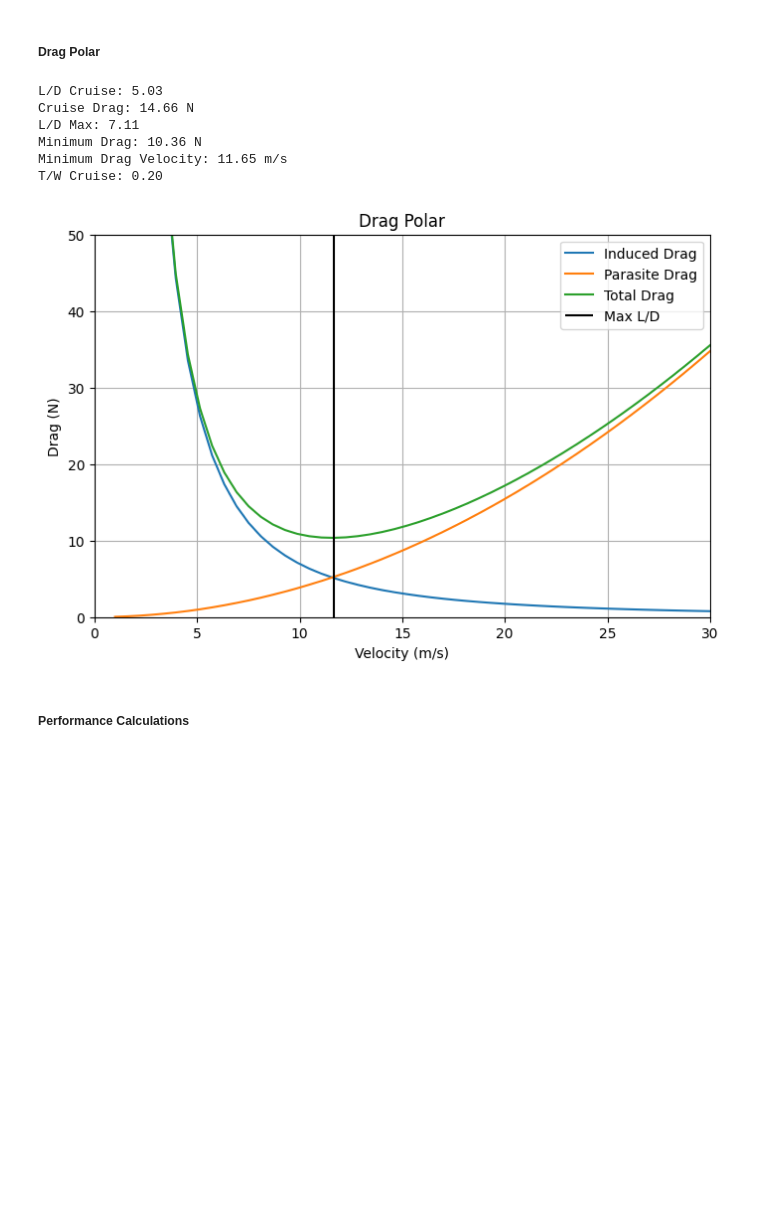
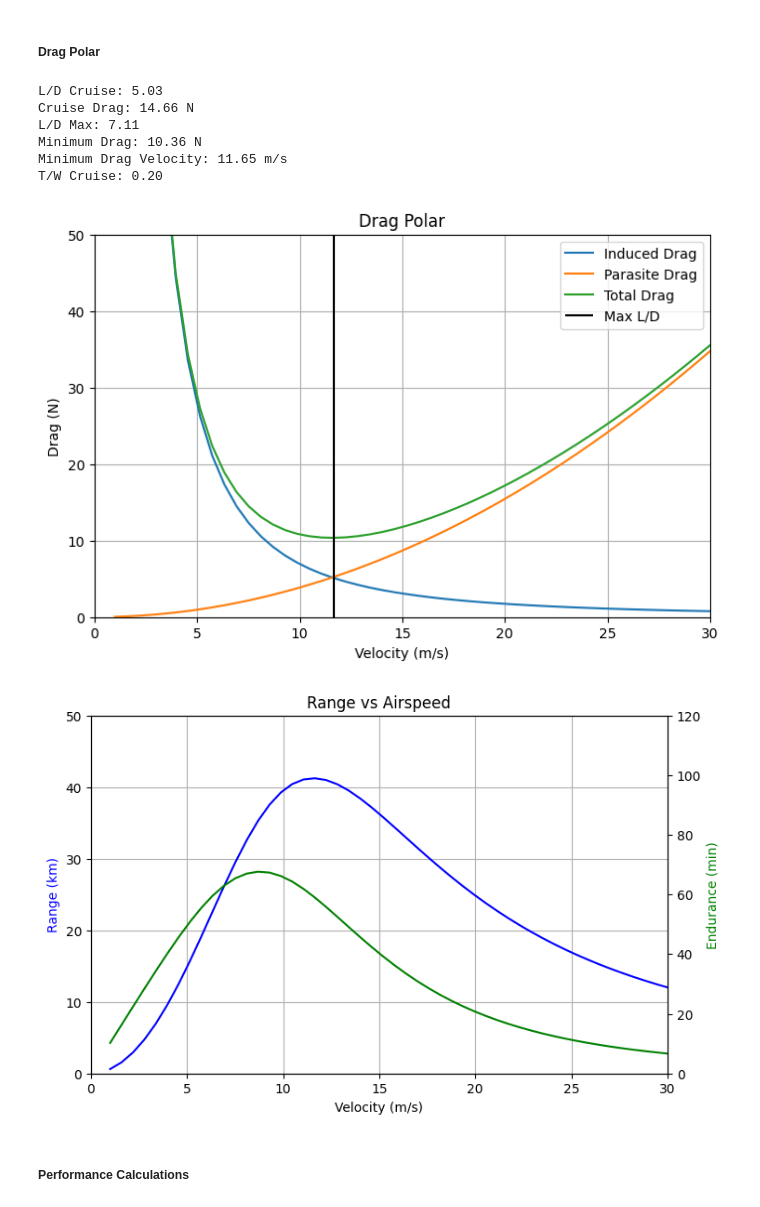
Before and after one commit to mbcapece3/SUAS_Sizing, a Jupyter notebook: aircraft_sizing.ipynb, the cells around one changed output. Saved outputs shown, nothing was run; the diff lists cells and outputs as text; code cells hidden in the pictures; blank space fills up the shorter version.

```diff
--- a/aircraft_sizing.ipynb
+++ b/aircraft_sizing.ipynb
@@ -341,8 +341,6 @@ Max Thrust/Weight: 0.48
 ##### Drag Polar
 # %%
 # Inputs
-from IPython.core.displayhook import Float
-
 
 wetted_area = 2 * (wing_area + tail_area_H + tail_area_V) + 2 * np.pi * fuselage_radius**2 + np.pi * fuselage_radius * length_total # estimated wetted area
 v = np.linspace(1, 30)  # m/s, velocity range to plot
@@ -354,49 +352,70 @@ drag_total = drag_parasite + drag_induced  # N, Total Drag Plot
 
 drag_min = np.amin(drag_total)  # N, Minimum Drag
 drag_min_idx = np.where(drag_total == drag_min)   # Array index where minimum drag occurs
 v_max_L_D = float(v[drag_min_idx[0]])  # m/s, velocity of minimum drag / max L/D
 L_D_Max = w_to/drag_min # maximum L/D
+
+# Range vs Cruise Speed
+L_D_array = w_to / drag_total
+range_array = m_bat * specific_energy_seconds * L_D_array * prop_efficiency * system_efficiency / w_to  # m, calculated range
+endurance_array = range_array / v / 60  # min, calculated velocity
+
+# Cruise Condition Calculations
+drag_induced_cruise = (w_to / wing_span)**2 / (.5 * density * v_cruise**2 * np.pi * e0)  # N, Induced Drag
+drag_parasite_cruise = .5 * density * v_cruise**2 * wetted_area * Cdo  # N, Parasite Drag
+drag_cruise = drag_parasite_cruise + drag_induced_cruise  # N, Total Drag
+L_D_cruise = w_to / drag_cruise  # Cruise Lift/Drag ratio (L = W in steady level flight)
+T_W_cruise = drag_cruise / w_to  # Cruise T/W ratio (T = D in steady level flight)
+
+# Cruise Condition Outputs
+print(f"L/D Cruise: {L_D_cruise:.2f}")
+print(f"Cruise Drag: {drag_cruise:.2f} N")
+print(f"L/D Max: {L_D_Max:.2f}")
+print(f"Minimum Drag: {drag_min:.2f} N")
+print(f"Minimum Drag Velocity: {v_max_L_D:.2f} m/s")
+print(f"T/W Cruise: {T_W_cruise:.2f}")
 
 # Plot Drag Polar
 fig, ax = plt.subplots(figsize=(8,5))
 xlim = v[-1]
 ylim = 50
 ax.plot(v, drag_induced, label='Induced Drag')
 ax.plot(v, drag_parasite, label='Parasite Drag')
 ax.plot(v, drag_total, label='Total Drag')
 ax.vlines(v[drag_min_idx[0]], 0, ylim, label = 'Max L/D', colors='black') # MAX L/D
 ax.set_xlim([0,xlim])
 ax.set_ylim([0,ylim])
 ax.set_title('Drag Polar')
 ax.set_xlabel('Velocity (m/s)')
 ax.set_ylabel('Drag (N)')
 ax.grid()
 ax.legend(loc='upper right')
 
-# Cruise Condition Calculations
-drag_induced_cruise = (w_to / wing_span)**2 / (.5 * density * v_cruise**2 * np.pi * e0)  # N, Induced Drag
-drag_parasite_cruise = .5 * density * v_cruise**2 * wetted_area * Cdo  # N, Parasite Drag
-drag_cruise = drag_parasite_cruise + drag_induced_cruise  # N, Total Drag
-L_D_cruise = w_to / drag_cruise  # Cruise Lift/Drag ratio (L = W in steady level flight)
-T_W_cruise = drag_cruise / w_to  # Cruise T/W ratio (T = D in steady level flight)
-
-# Cruise Condition Outputs
-print(f"L/D Cruise: {L_D_cruise:.2f}")
-print(f"Cruise Drag: {drag_cruise:.2f} N")
-print(f"L/D Max: {L_D_Max:.2f}")
-print(f"Minimum Drag: {drag_min:.2f} N")
-print(f"Minimum Drag Velocity: {v_max_L_D:.2f} m/s")
-print(f"T/W Cruise: {T_W_cruise:.2f}")
-
-# Range vs Cruise Speed
+fig, ax = plt.subplots(figsize=(8,5))
+xlim2 = v[-1]
+ylim2 = 50
+ax.set_title('Range vs Airspeed')
+ax.plot(v, range_array/1000, label='Range', color='blue')
+ax.set_xlim([0,xlim2])
+ax.set_ylim([0,ylim2])
+ax.set_xlabel('Velocity (m/s)')
+ax.set_ylabel('Range (km)', color='blue')
+axr = ax.twinx()
+xlim3 = v[-1]
+ylim3 = 120
+axr.plot(v, endurance_array, label='Endurance', color='green')
+axr.set_ylim([0,ylim3])
+axr.set_ylabel('Endurance (min)', color='green')
+ax.grid()
 # %% [output]
 L/D Cruise: 5.03
 Cruise Drag: 14.66 N
 L/D Max: 7.11
 Minimum Drag: 10.36 N
 Minimum Drag Velocity: 11.65 m/s
 T/W Cruise: 0.20
 [figure]
+[figure, added]
 # %% [markdown]
 ##### Performance Calculations
 # %%
```
Also changed, not shown: parts of 2 cells of this notebook.
